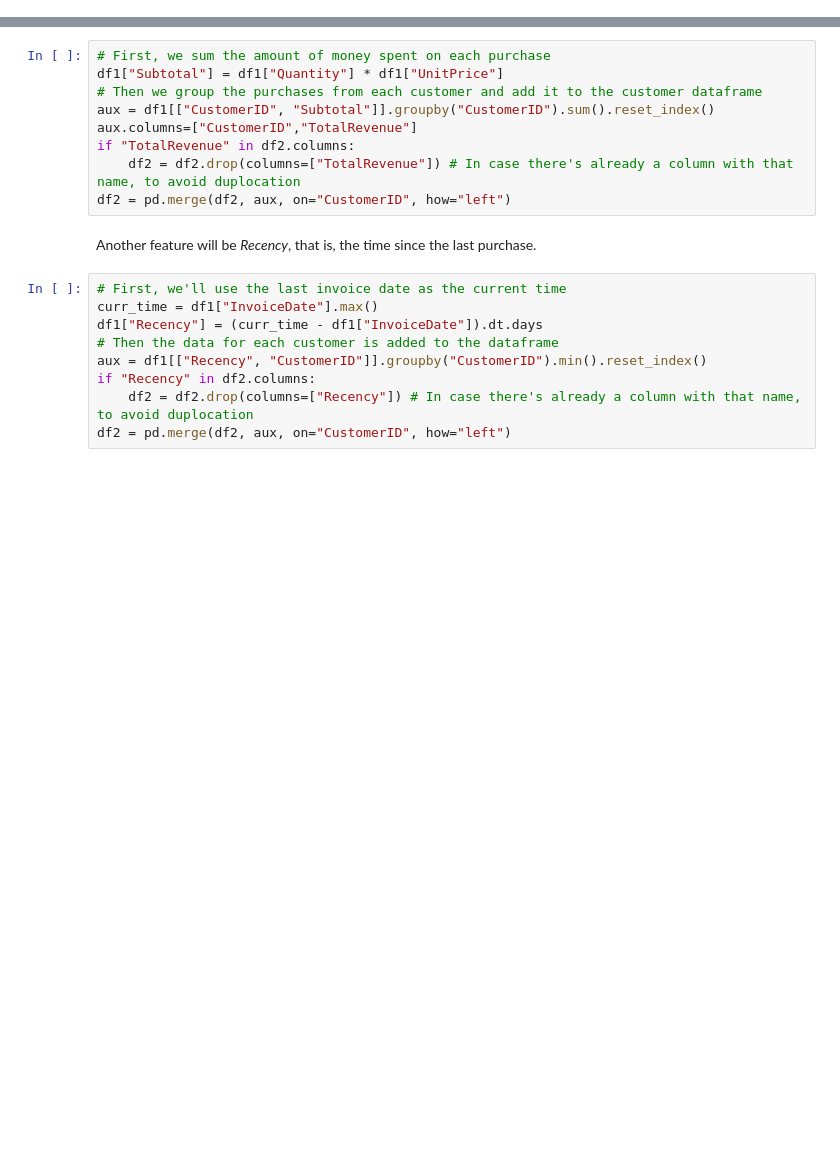
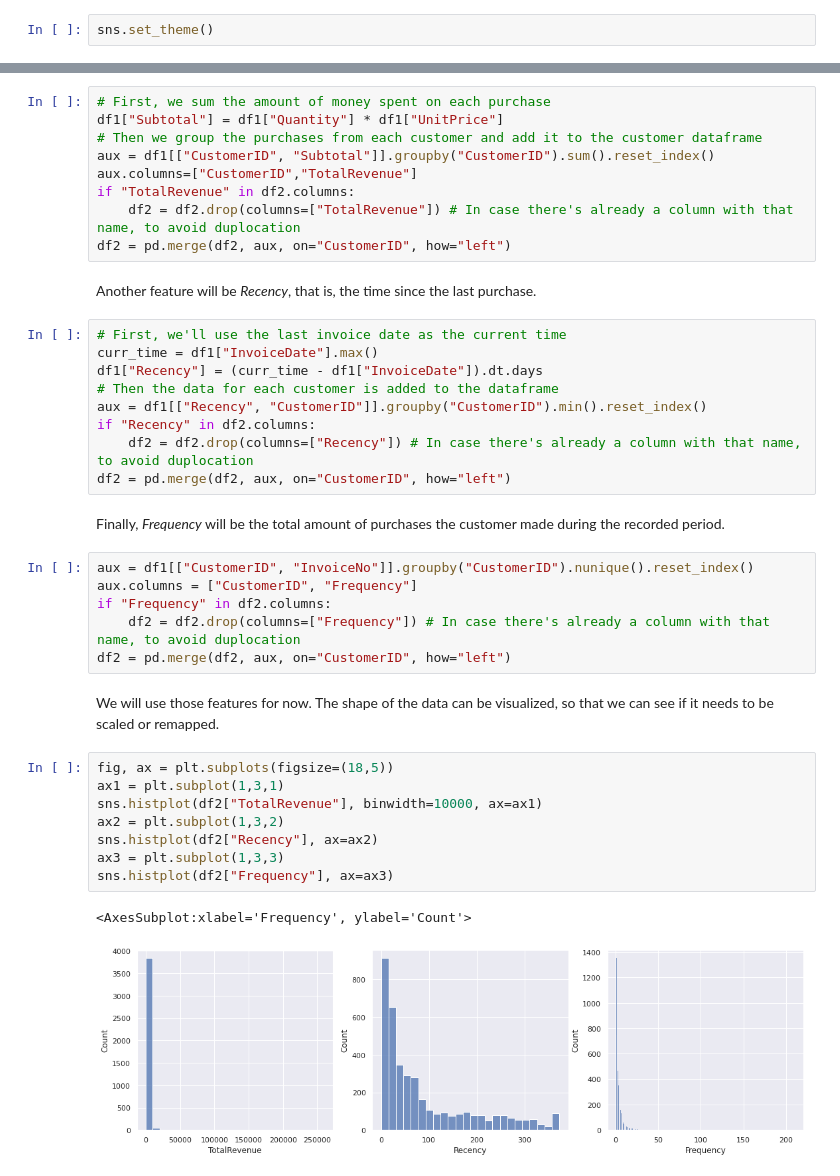
Before and after one commit to brenosakaguti/clustering, a Jupyter notebook: clusterization.ipynb, the cells around one changed output, grey strips where cells are left out. Drawn from its saved outputs; the diff is of its cells as text; blank space fills up the shorter version.

```diff
--- a/clusterization.ipynb
+++ b/clusterization.ipynb
@@ -7,6 +7,8 @@ import pandas as pd
 import numpy as np
 import matplotlib.pyplot as plt
 import seaborn as sns
+# %%
+sns.set_theme()
 # %% [markdown]
 # Data Preparation
 # %%
@@ -134,3 +136,24 @@ aux = df1[["Recency", "CustomerID"]].groupby("CustomerID").min().reset_index()
 if "Recency" in df2.columns:
     df2 = df2.drop(columns=["Recency"]) # In case there's already a column with that name, to avoid duplocation
 df2 = pd.merge(df2, aux, on="CustomerID", how="left")
+# %% [markdown]
+Finally, *Frequency* will be the total amount of purchases the customer made during the recorded period.
+# %%
+aux = df1[["CustomerID", "InvoiceNo"]].groupby("CustomerID").nunique().reset_index()
+aux.columns = ["CustomerID", "Frequency"]
+if "Frequency" in df2.columns:
+    df2 = df2.drop(columns=["Frequency"]) # In case there's already a column with that name, to avoid duplocation
+df2 = pd.merge(df2, aux, on="CustomerID", how="left")
+# %% [markdown]
+We will use those features for now. The shape of the data can be visualized, so that we can see if it needs to be scaled or remapped.
+# %%
+fig, ax = plt.subplots(figsize=(18,5))
+ax1 = plt.subplot(1,3,1)
+sns.histplot(df2["TotalRevenue"], binwidth=10000, ax=ax1)
+ax2 = plt.subplot(1,3,2)
+sns.histplot(df2["Recency"], ax=ax2)
+ax3 = plt.subplot(1,3,3)
+sns.histplot(df2["Frequency"], ax=ax3)
+# %% [output]
+<AxesSubplot:xlabel='Frequency', ylabel='Count'>
+[figure, added]
```
